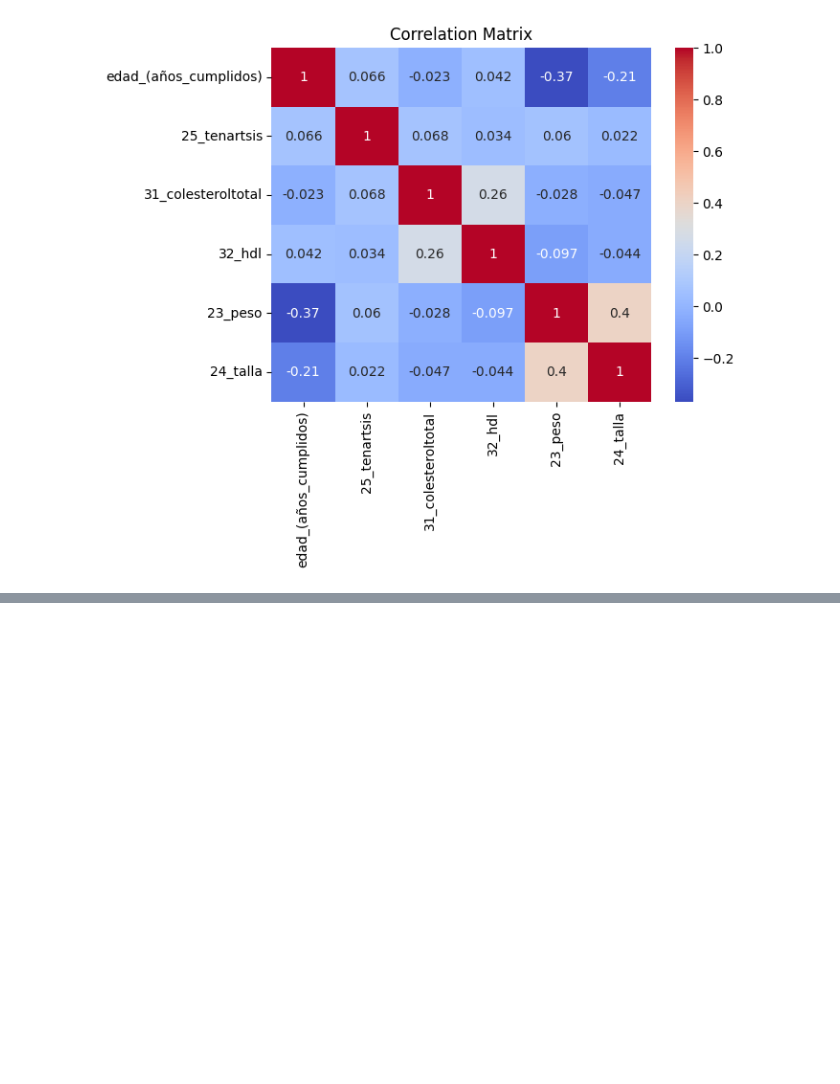
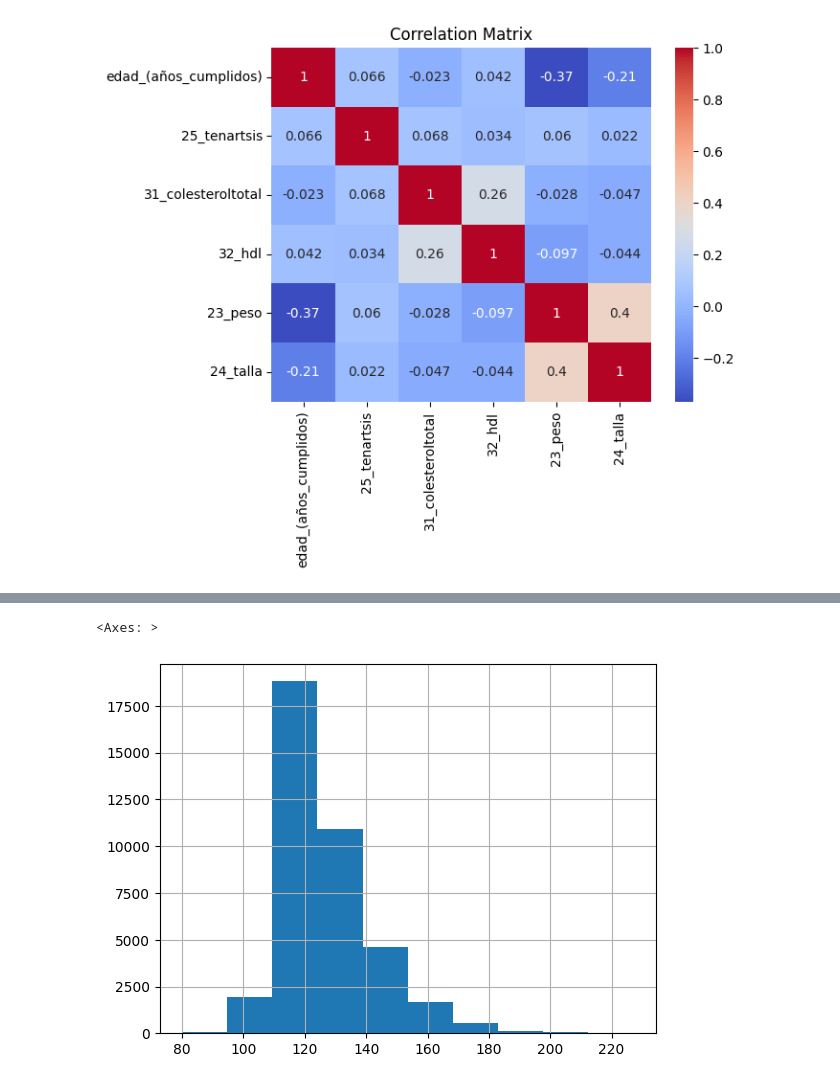
Before and after one commit to Pipicano25/RCV_ICESI, a Jupyter notebook: scripts/3_1_exploratory_analysis.ipynb, the cells around one changed output, grey strips where cells are left out. Drawn from its saved outputs; the diff is of its cells as text; code cells hidden in the pictures; blank space fills up the shorter version.

```diff
--- a/scripts/3_1_exploratory_analysis.ipynb
+++ b/scripts/3_1_exploratory_analysis.ipynb
@@ -327,0 +432,6 @@ df_1.describe()
+# %%
+# Histograma del magnesio
+df_1.tension_sistolica.hist()
+# %% [output]
+<Axes: >
+[figure, added]
```
Also changed, not shown: parts of 34 cells of this notebook.
